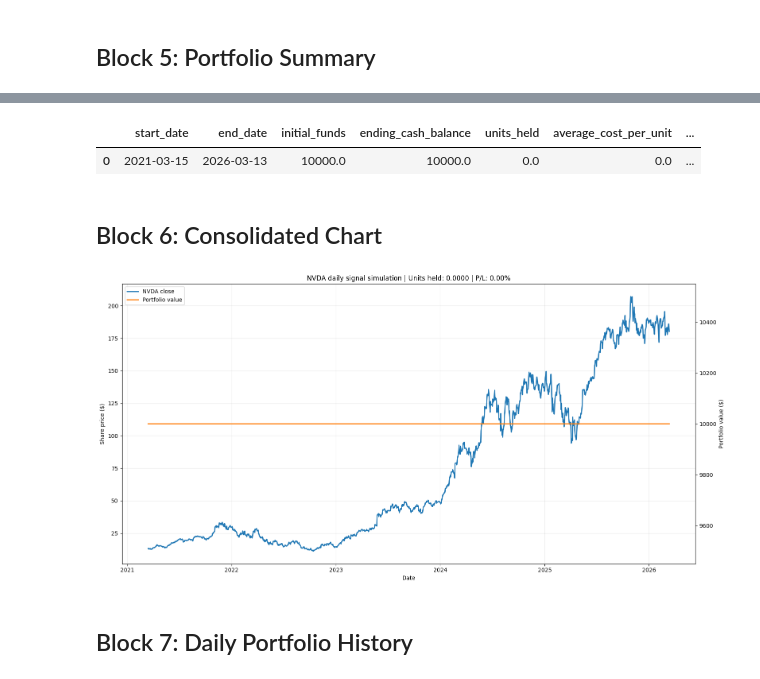
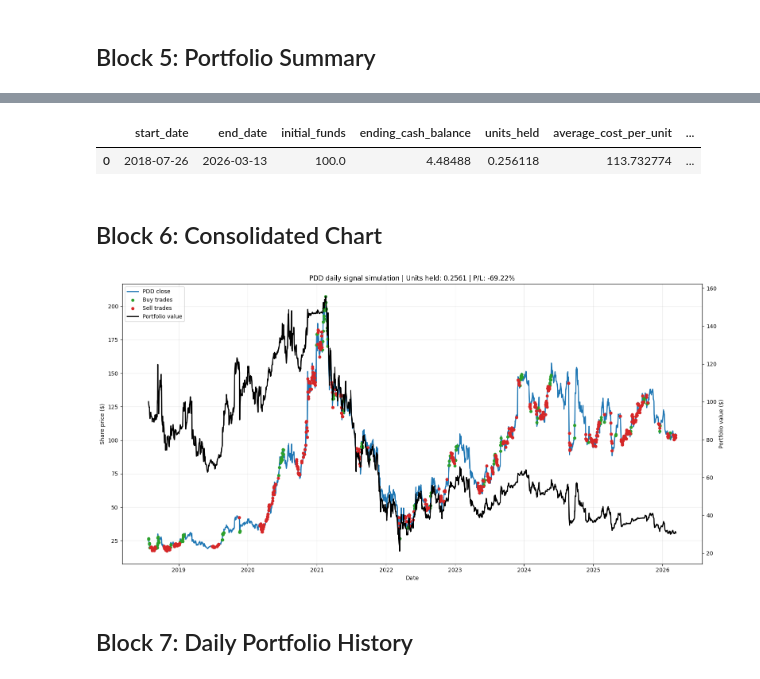
Before and after one commit to tathagata1/stock-analysis, a Jupyter notebook: 02_specific_stock_simulation.ipynb, the cells around one changed output, grey strips where cells are left out. Cells and saved outputs as stored; diff of their text form; code cells hidden in the pictures.

```diff
--- a/02_specific_stock_simulation.ipynb
+++ b/02_specific_stock_simulation.ipynb
@@ -6,7 +6,9 @@ import analysis_interfaces.interface_specific_stock as iss
 # %% [markdown]
 ## Block 1: Parameters
 # %%
-ticker = "NVDA"
-initial_funds = 10000
+ticker = "PDD"
+initial_funds = 100
 include_fundamentals = True
 include_sentiment = False  # True requires API keys and adds latency
+
+period = "max"  # Valid periods: 1d,5d,1mo,3mo,6mo,1y,2y,5y,10y,ytd,max
@@ -34,5 +15,11 @@ df_pred
 # %% [markdown]
 ## Block 4: Simulate Daily Buy/Sell/Hold Strategy
+# %%
+df_pred = iss.build_prediction_and_stats(
+            ticker,
+            include_sentiment=include_sentiment,
+            period=period,
+        )
 # %%
 simulation_result = iss.simulate_prediction_signal_strategy(
     df_pred,
@@ -80,7 +79,7 @@ simulation_result["transactions"]
 simulation_result["summary"]
 # %% [output]
 |  | start_date | end_date | initial_funds | ending_cash_balance | units_held | average_cost_per_unit | ... |
-| 0 | 2021-03-15 | 2026-03-13 | 10000.0 | 10000.0 | 0.0 | 0.0 | ... |
+| 0 | 2018-07-26 | 2026-03-13 | 100.0 | 4.48488 | 0.256118 | 113.732774 | ... |
 # %% [markdown]
 ## Block 6: Consolidated Chart
 # %%
@@ -106,7 +105,7 @@ if not buy_txns.empty:
         buy_txns["Date"],
         buy_txns["trade_price"],
         color="#2ca02c",
-        marker="^",
+        marker=".",
         s=90,
         label="Buy trades",
         zorder=5,
@@ -117,42 +116,42 @@ if not sell_txns.empty:
         sell_txns["Date"],
         sell_txns["trade_price"],
         color="#d62728",
-        marker="v",
+        marker=".",
         s=90,
         label="Sell trades",
         zorder=5,
     )
 
 ax_price.set_xlabel("Date")
 ax_price.set_ylabel("Share price ($)")
 ax_price.grid(alpha=0.25)
 
 ax_portfolio = ax_price.twinx()
 ax_portfolio.plot(
     daily_history["Date"],
     daily_history["portfolio_value"],
-    color="#ff7f0e",
+    color="#000000",
     linewidth=2,
     label="Portfolio value",
 )
 ax_portfolio.set_ylabel("Portfolio value ($)")
 
 title = (
     f"{ticker} daily signal simulation | "
     f"Units held: {simulation_summary['units_held']:.4f} | "
     f"P/L: {simulation_summary['profit_loss_pct']:.2f}%"
 )
 ax_price.set_title(title)
 
 handles_price, labels_price = ax_price.get_legend_handles_labels()
 handles_portfolio, labels_portfolio = ax_portfolio.get_legend_handles_labels()
 ax_price.legend(handles_price + handles_portfolio, labels_price + labels_portfolio, loc="upper left")
 
 plt.xticks(rotation=45)
 plt.tight_layout()
 plt.show()
 # %% [output]
-[figure, old version]
+[figure, new version]
 # %% [markdown]
 ## Block 7: Daily Portfolio History
 # %%
```
Also changed, not shown: parts of 6 cells of this notebook, 8 other files.
